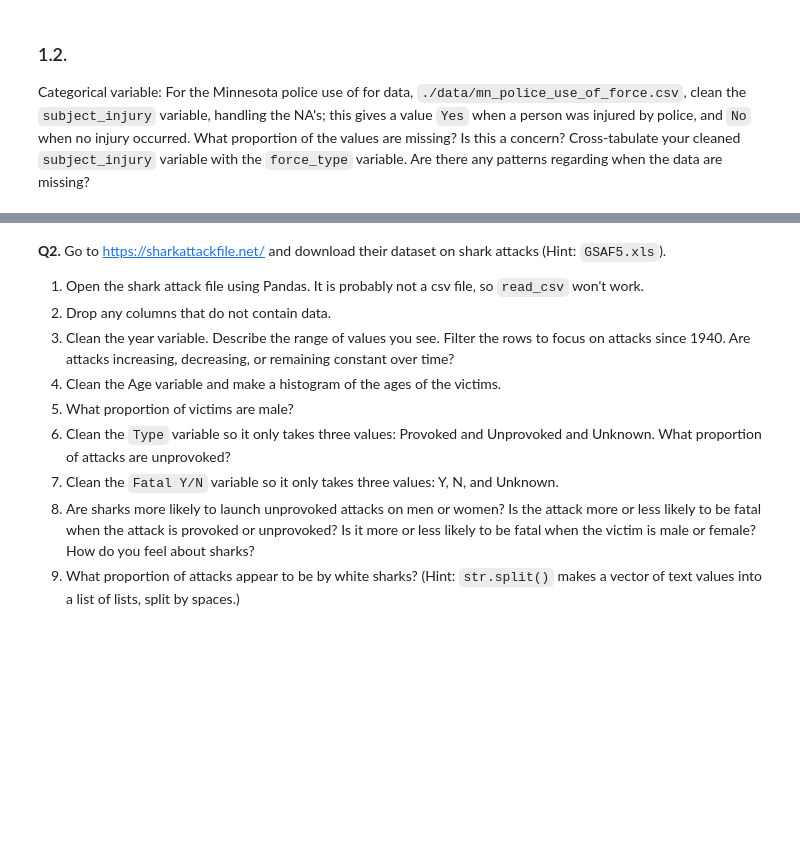
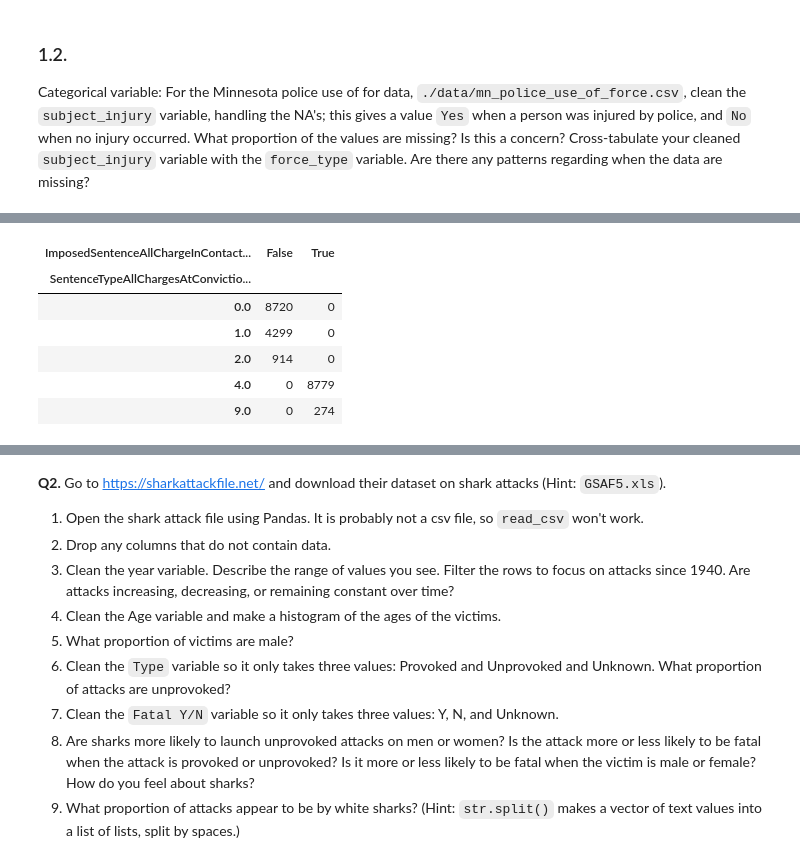
Before and after one commit to emilyzyzhou/wrangling_assignment, a Jupyter notebook: assignment.ipynb, the cells around one changed output, grey strips where cells are left out. Cells and saved outputs as stored; diff of their text form; code cells hidden in the pictures; blank space fills up the shorter version.

```diff
--- a/assignment.ipynb
+++ b/assignment.ipynb
@@ -101,0 +222,4 @@ police_df.head()
+# %%
+# 9 means not applicable/unknown but we keep 4 since other is still a valid category.
+justice_df['SentenceTypeAllChargesAtConvictionInContactEvent'] = justice_df['SentenceTypeAllChargesAtConvictionInContactEvent'].replace(np.nan, 9)
+print(justice_df['SentenceTypeAllChargesAtConvictionInContactEvent'].value_counts(dropna=False))
@@ -101,0 +234,20 @@ police_df.head()
+# %%
+justice_df['ImposedSentenceAllChargeInContactEvent'] = pd.to_numeric(justice_df['ImposedSentenceAllChargeInContactEvent'],errors='coerce')
+
+# if either 4 or 9 for sentence type, imposed sentence gets set to np.nan
+justice_df.loc[(justice_df['SentenceTypeAllChargesAtConvictionInContactEvent'] == 9) | (justice_df['SentenceTypeAllChargesAtConvictionInContactEvent'] == 4),'ImposedSentenceAllChargeInContactEvent'] = np.nan
+# %%
+# need to floor the imposed sentence months because otherwise there are a bunch of unnecessary trailing floats
+# note: needed astype int64 to keep nans
+justice_df['ImposedSentenceAllChargeInContactEvent'] = np.floor(justice_df['ImposedSentenceAllChargeInContactEvent']).astype('Int64')
+# %%
+# checking that sentence type 4 is in fact set to not have an imposed sentence
+pd.crosstab(justice_df['SentenceTypeAllChargesAtConvictionInContactEvent'], justice_df['ImposedSentenceAllChargeInContactEvent'].isna())
+# %% [output]
+| ImposedSentenceAllChargeInContact... | False | True |
+| SentenceTypeAllChargesAtConvictio... |  |  |
+| 0.0 | 8720 | 0 |
+| 1.0 | 4299 | 0 |
+| 2.0 | 914 | 0 |
+| 4.0 | 0 | 8779 |
+| 9.0 | 0 | 274 |
```
Also changed, not shown: parts of 19 cells of this notebook.
